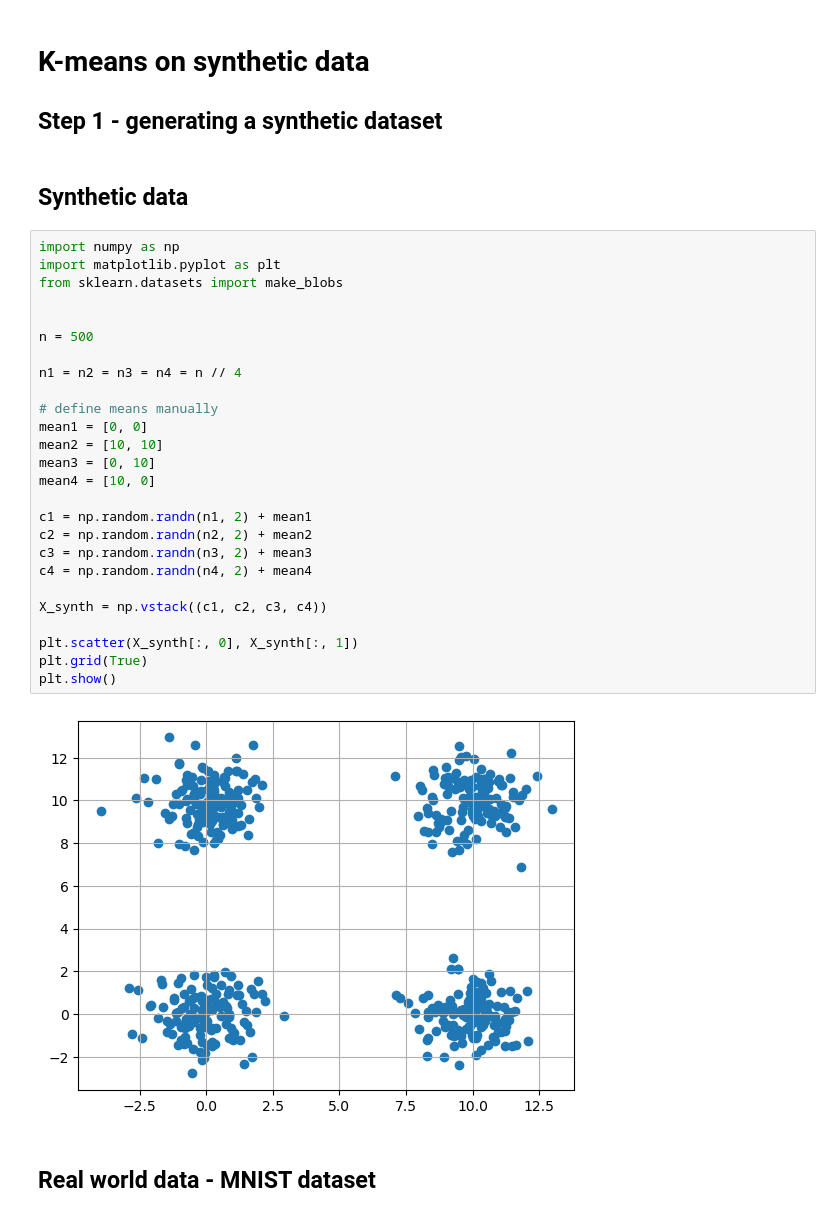
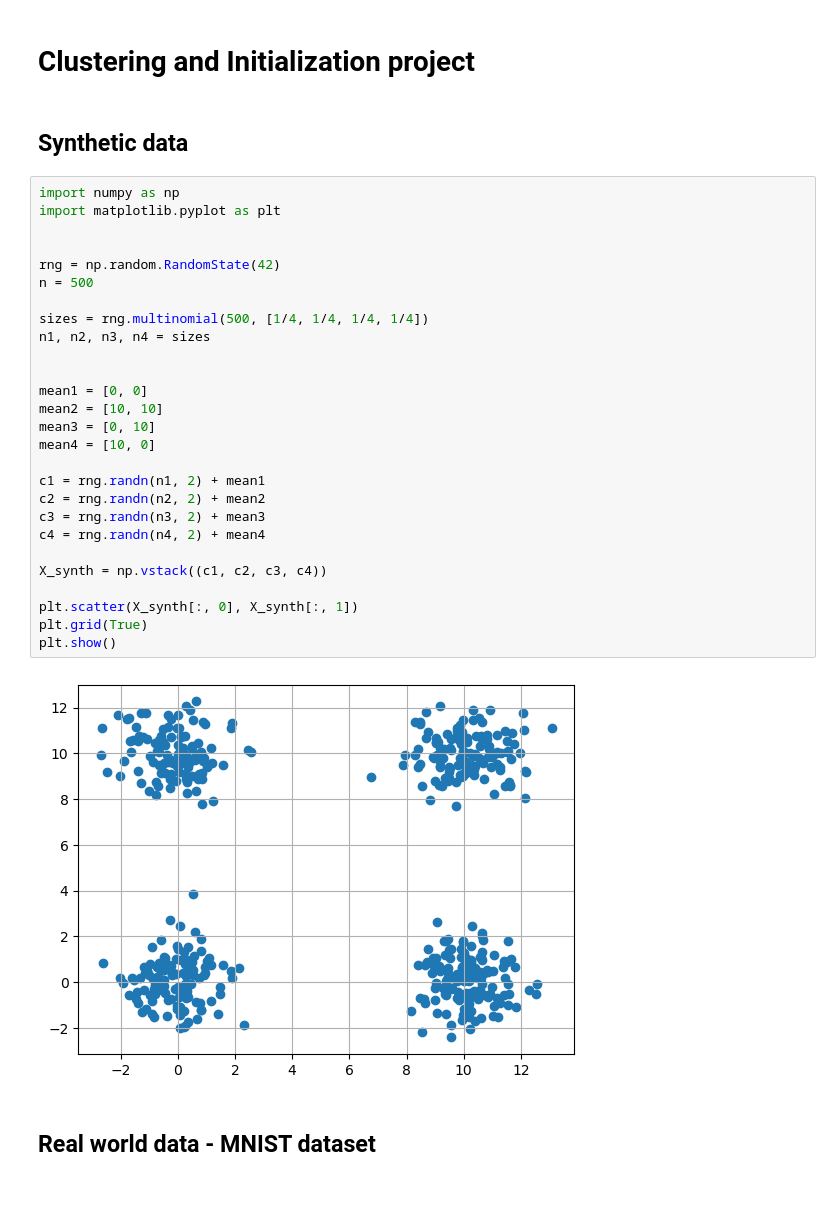
Before and after one commit to FeMaspe02/MLProject_MasperoFederico, a Jupyter notebook: MLProject.ipynb, the cells around one changed output. Drawn from its saved outputs; the diff is of its cells as text.

```diff
--- a/MLProject.ipynb
+++ b/MLProject.ipynb
@@ -1,36 +1,36 @@
 # %% [markdown]
-# K-means on synthetic data
-## Step 1 - generating a synthetic dataset
+# Clustering and Initialization project
 # %% [markdown]
 ## Synthetic data
 # %%
 import numpy as np
 import matplotlib.pyplot as plt
-from sklearn.datasets import make_blobs
 
 
+rng = np.random.RandomState(42)
 n = 500
 
-n1 = n2 = n3 = n4 = n // 4
+sizes = rng.multinomial(500, [1/4, 1/4, 1/4, 1/4])
+n1, n2, n3, n4 = sizes
 
-# define means manually
+
 mean1 = [0, 0]
 mean2 = [10, 10]
 mean3 = [0, 10]
 mean4 = [10, 0]
 
-c1 = np.random.randn(n1, 2) + mean1
-c2 = np.random.randn(n2, 2) + mean2
-c3 = np.random.randn(n3, 2) + mean3
-c4 = np.random.randn(n4, 2) + mean4
+c1 = rng.randn(n1, 2) + mean1
+c2 = rng.randn(n2, 2) + mean2
+c3 = rng.randn(n3, 2) + mean3
+c4 = rng.randn(n4, 2) + mean4
 
 X_synth = np.vstack((c1, c2, c3, c4))
 
 plt.scatter(X_synth[:, 0], X_synth[:, 1])
 plt.grid(True)
 plt.show()
 # %% [output]
-[figure, old version]
+[figure, new version]
 # %% [markdown]
 ## Real world data - MNIST dataset
 # %%
```
Also changed, not shown: parts of 19 cells of this notebook.
